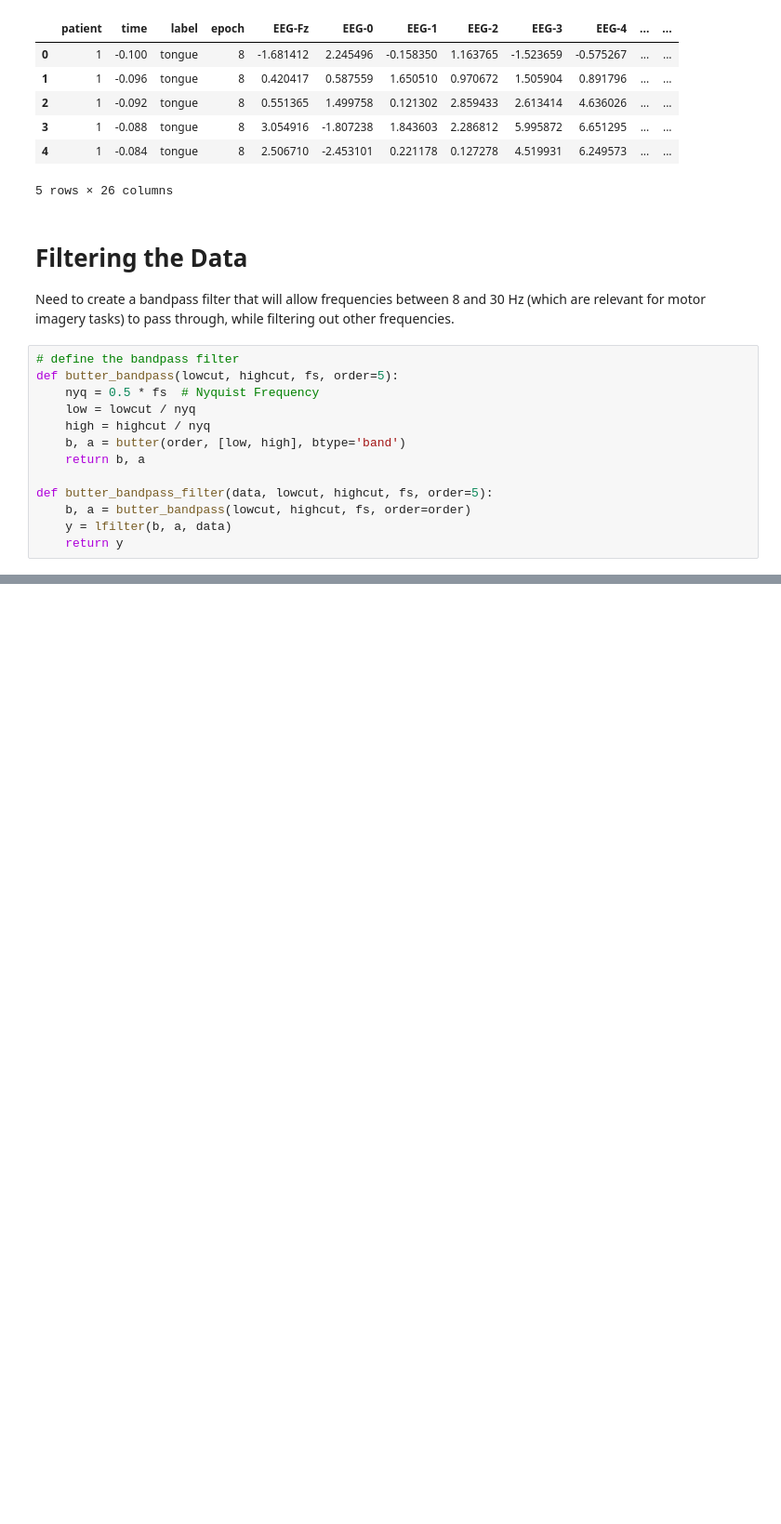
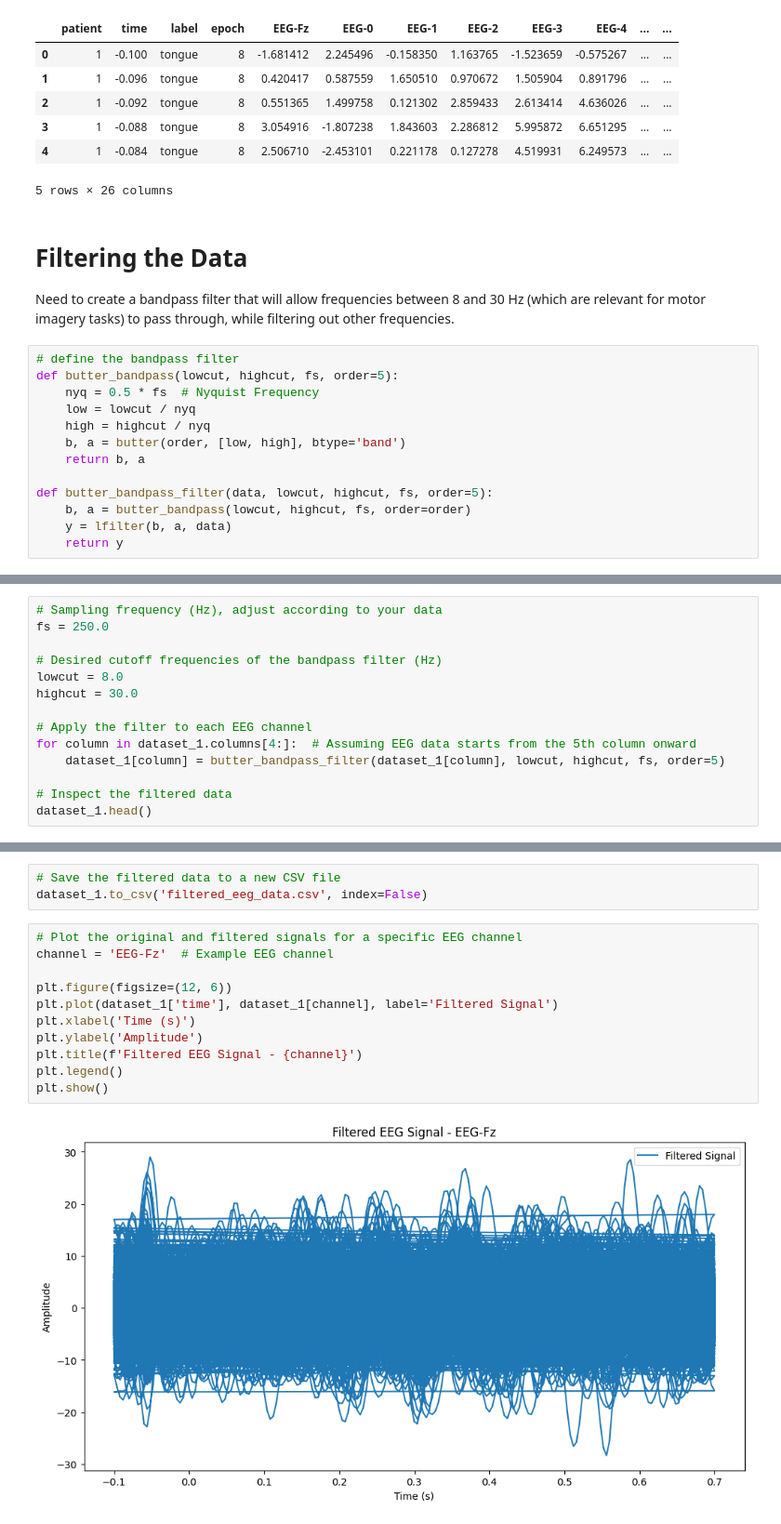
Before and after one commit to savindu29/NeuralNet, a Jupyter notebook: data_preprocess_script.ipynb, the cells around one changed output, grey strips where cells are left out. Shown: that part at 93% size. Drawn from its saved outputs; the diff is of its cells as text; blank space fills up the shorter version.

Commit message:
filter the data

```diff
--- a/data_preprocess_script.ipynb
+++ b/data_preprocess_script.ipynb
@@ -36,0 +40,14 @@ def butter_bandpass_filter(data, lowcut, highcut, fs, order=5):
+# %%
+# Sampling frequency (Hz), adjust according to your data
+fs = 250.0
+
+# Desired cutoff frequencies of the bandpass filter (Hz)
+lowcut = 8.0
+highcut = 30.0
+
+# Apply the filter to each EEG channel
+for column in dataset_1.columns[4:]:  # Assuming EEG data starts from the 5th column onward
+    dataset_1[column] = butter_bandpass_filter(dataset_1[column], lowcut, highcut, fs, order=5)
+
+# Inspect the filtered data
+dataset_1.head()
@@ -36,0 +62,16 @@ def butter_bandpass_filter(data, lowcut, highcut, fs, order=5):
+# %%
+# Save the filtered data to a new CSV file
+dataset_1.to_csv('filtered_eeg_data.csv', index=False)
+# %%
+# Plot the original and filtered signals for a specific EEG channel
+channel = 'EEG-Fz'  # Example EEG channel
+
+plt.figure(figsize=(12, 6))
+plt.plot(dataset_1['time'], dataset_1[channel], label='Filtered Signal')
+plt.xlabel('Time (s)')
+plt.ylabel('Amplitude')
+plt.title(f'Filtered EEG Signal - {channel}')
+plt.legend()
+plt.show()
+# %% [output]
+[figure, added]
```
Also changed, not shown: parts of 3 cells of this notebook.
